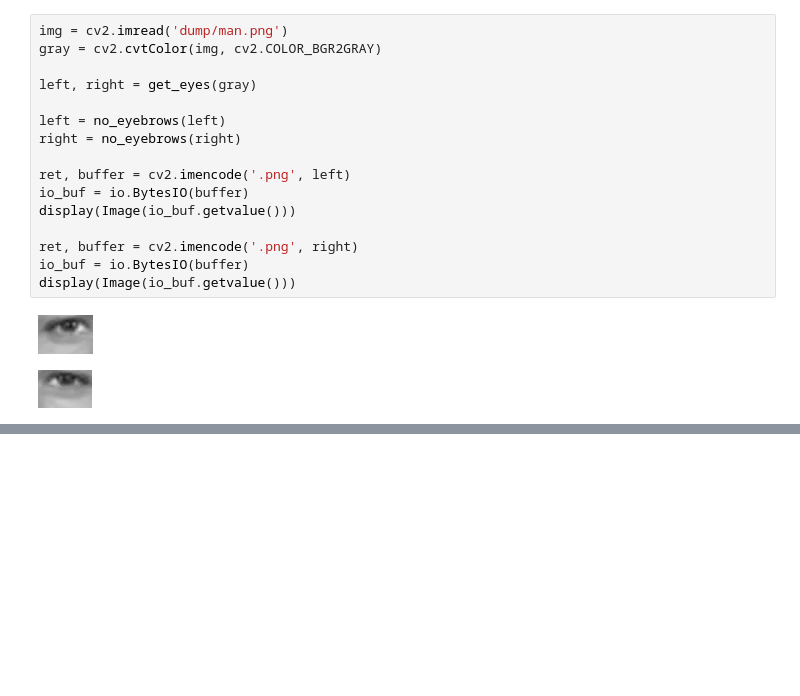
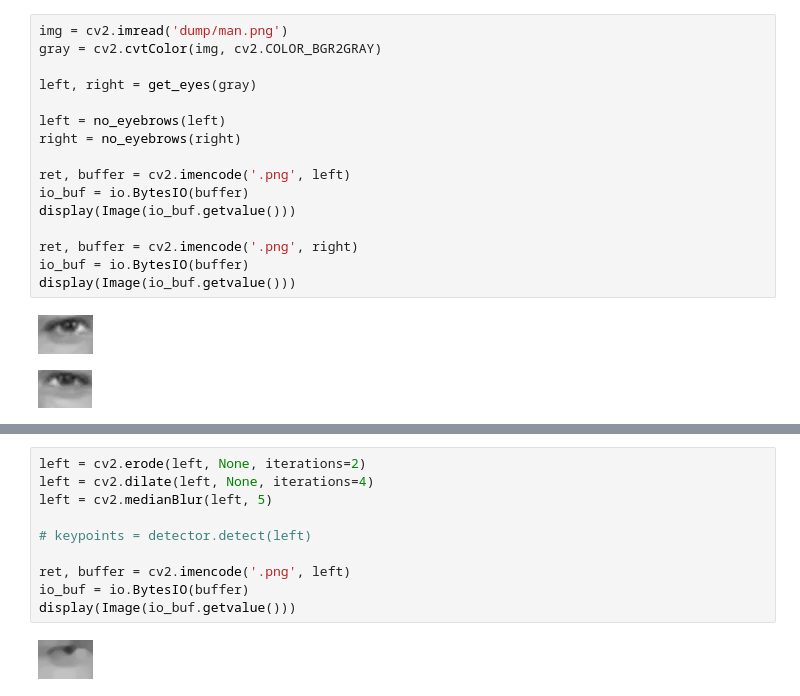
Before and after one commit to Naaafis/Low-Cost_Eye-Tracker, a Jupyter notebook: face_and_eye_detector_test.ipynb, the cells around one changed output, grey strips where cells are left out. Saved outputs shown, nothing was run; the diff lists cells and outputs as text; blank space fills up the shorter version.

Commit message:
blob detection

```diff
--- a/face_and_eye_detector_test.ipynb
+++ b/face_and_eye_detector_test.ipynb
@@ -188,0 +220,12 @@ display(Image(io_buf.getvalue()))
+# %%
+left = cv2.erode(left, None, iterations=2)
+left = cv2.dilate(left, None, iterations=4)
+left = cv2.medianBlur(left, 5)
+
+# keypoints = detector.detect(left)
+
+ret, buffer = cv2.imencode('.png', left)
+io_buf = io.BytesIO(buffer)
+display(Image(io_buf.getvalue()))
+# %% [output]
+[figure, added]
```
Also changed, not shown: parts of 4 cells of this notebook.
